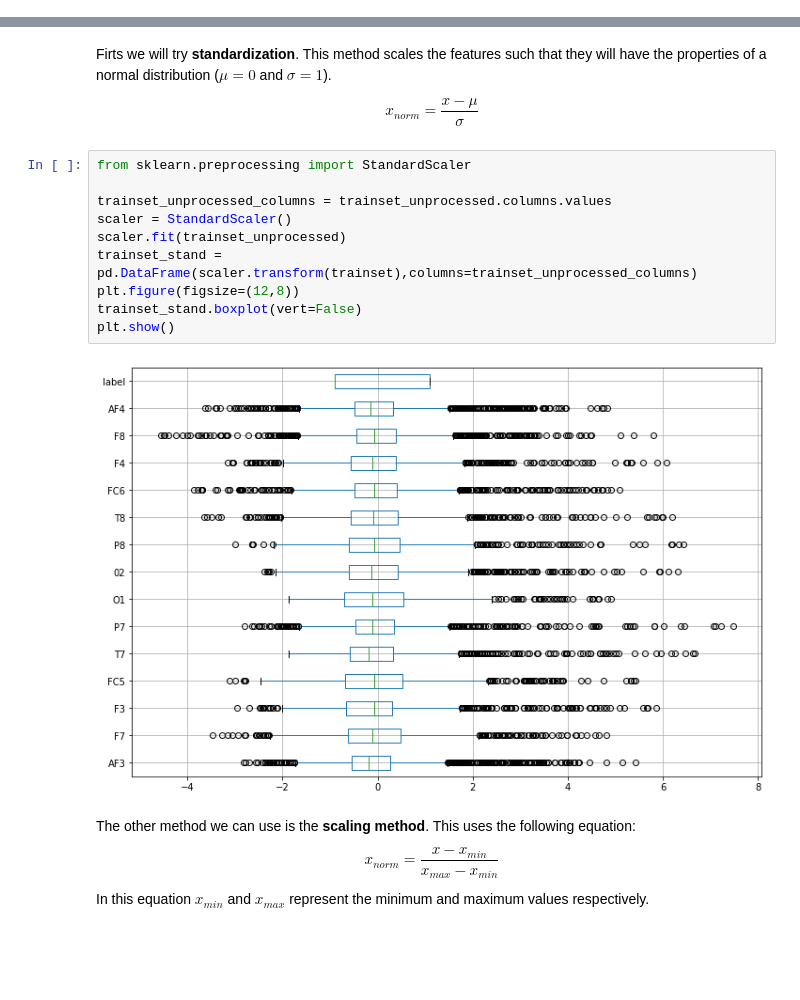
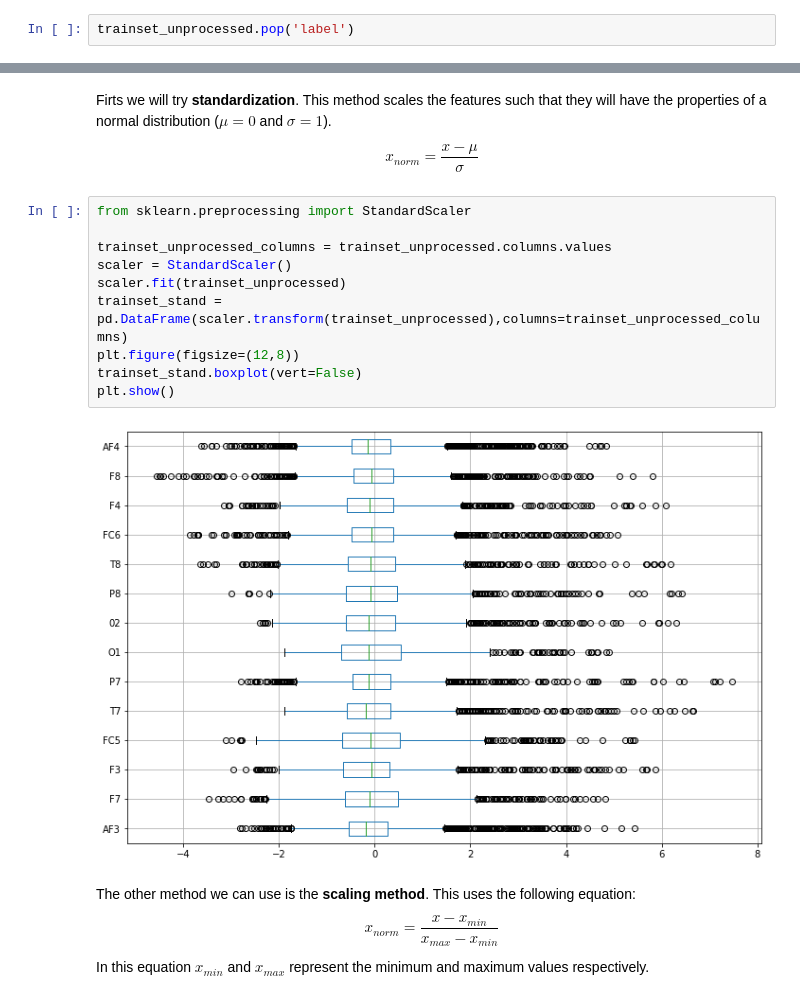
Before and after one commit to JanaDeCoster/Machine_Learning_course_UGent_D012554_kaggle, a Jupyter notebook: Kaggle_eye_blinking_prediciton.ipynb, the cells around one changed output, grey strips where cells are left out. Cells and saved outputs as stored; diff of their text form; blank space fills up the shorter version.

```diff
--- a/Kaggle_eye_blinking_prediciton.ipynb
+++ b/Kaggle_eye_blinking_prediciton.ipynb
@@ -20,0 +45,2 @@ testset_unprocessed = pd.read_csv("https://raw.githubusercontent.com/sdgroeve/Ma
+# %%
+trainset_unprocessed.pop('label')
@@ -43,15 +82,15 @@ Firts we will try **standardization**. This method scales the features such that
 # %%
 from sklearn.preprocessing import StandardScaler
 
 trainset_unprocessed_columns = trainset_unprocessed.columns.values
 scaler = StandardScaler()
 scaler.fit(trainset_unprocessed)
-trainset_stand = pd.DataFrame(scaler.transform(trainset),columns=trainset_unprocessed_columns)
+trainset_stand = pd.DataFrame(scaler.transform(trainset_unprocessed),columns=trainset_unprocessed_columns)
 plt.figure(figsize=(12,8))
 trainset_stand.boxplot(vert=False)
 plt.show()
 # %% [output]
-[figure, old version]
+[figure, new version]
 # %% [markdown]
 The other method we can use is the **scaling method**. This uses the following equation:
  \begin{equation} x_{norm} = \frac{x - x_{min}}{x_{max}-x_{min}} \end{equation}
```
Also changed, not shown: parts of 10 cells of this notebook.
